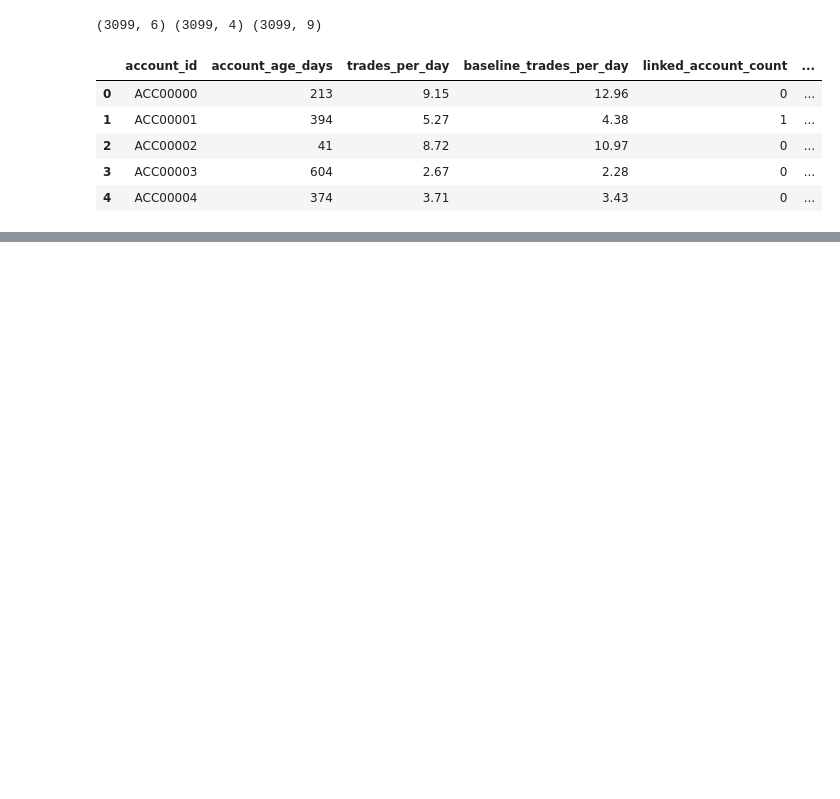
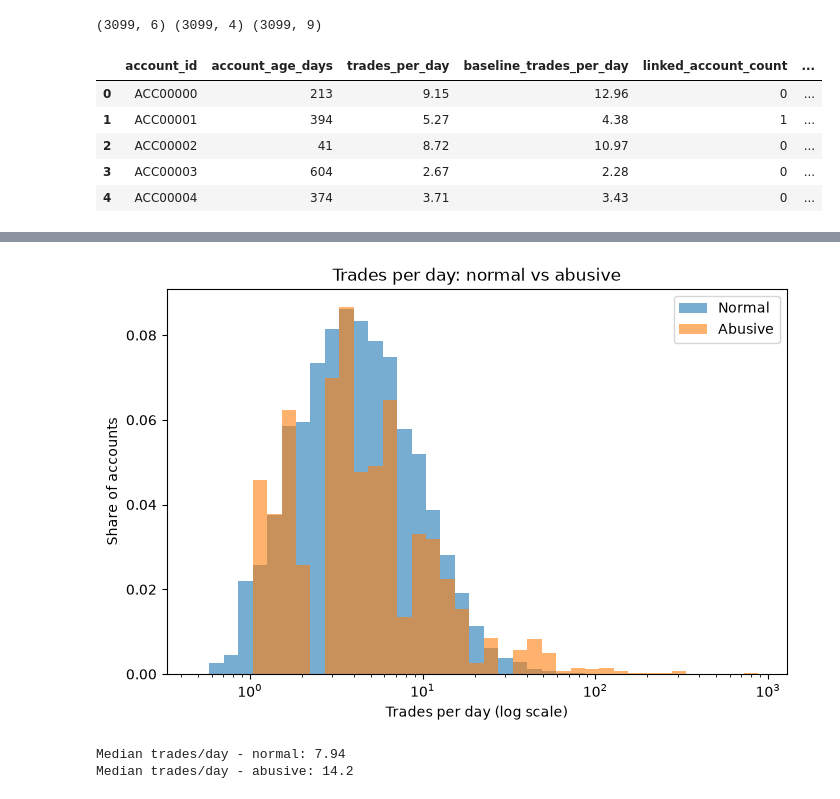
Before and after one commit to Friday369/Fraud-Detection, a Jupyter notebook: notebooks/03_eda.ipynb, the cells around one changed output, grey strips where cells are left out. Cells and saved outputs as stored; diff of their text form; code cells hidden in the pictures; blank space fills up the shorter version.

```diff
--- a/notebooks/03_eda.ipynb
+++ b/notebooks/03_eda.ipynb
@@ -25,0 +73,31 @@ df.head()
+# %%
+# Cell 3: trades per day, normal vs abusive (log scale)
+
+# Split into two groups (labels used ONLY to color the chart)
+normal = df[df["is_anomaly"] == 0]
+abusive = df[df["is_anomaly"] == 1]
+
+# Bins that are evenly spaced on a log scale
+bins = np.logspace(np.log10(df["trades_per_day"].min()),
+                   np.log10(df["trades_per_day"].max()), 40)
+
+plt.figure(figsize=(8, 5))
+plt.hist(normal["trades_per_day"], bins=bins, alpha=0.6, density=True, label="Normal")
+plt.hist(abusive["trades_per_day"], bins=bins, alpha=0.6, density=True, label="Abusive")
+plt.xscale("log")
+plt.xlabel("Trades per day (log scale)")
+plt.ylabel("Share of accounts")
+plt.title("Trades per day: normal vs abusive")
+plt.legend()
+
+# Save for the README
+plt.savefig("../docs/figures/trades_per_day.png", dpi=150, bbox_inches="tight")
+plt.show()
+
+# Median for each group
+print("Median trades/day - normal:", normal["trades_per_day"].median().round(2))
+print("Median trades/day - abusive:", abusive["trades_per_day"].median().round(2))
+# %% [output]
+[figure, added]
+Median trades/day - normal: 7.94
+Median trades/day - abusive: 14.2
```
Also changed, not shown: parts of 8 cells of this notebook.
